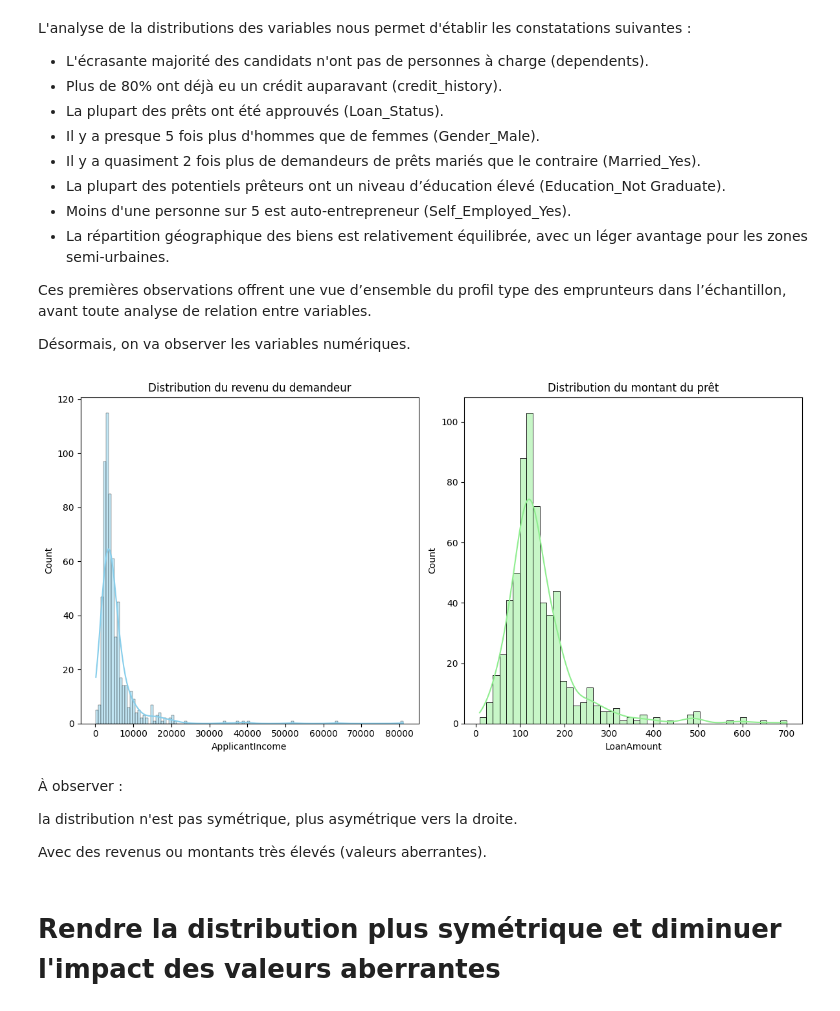
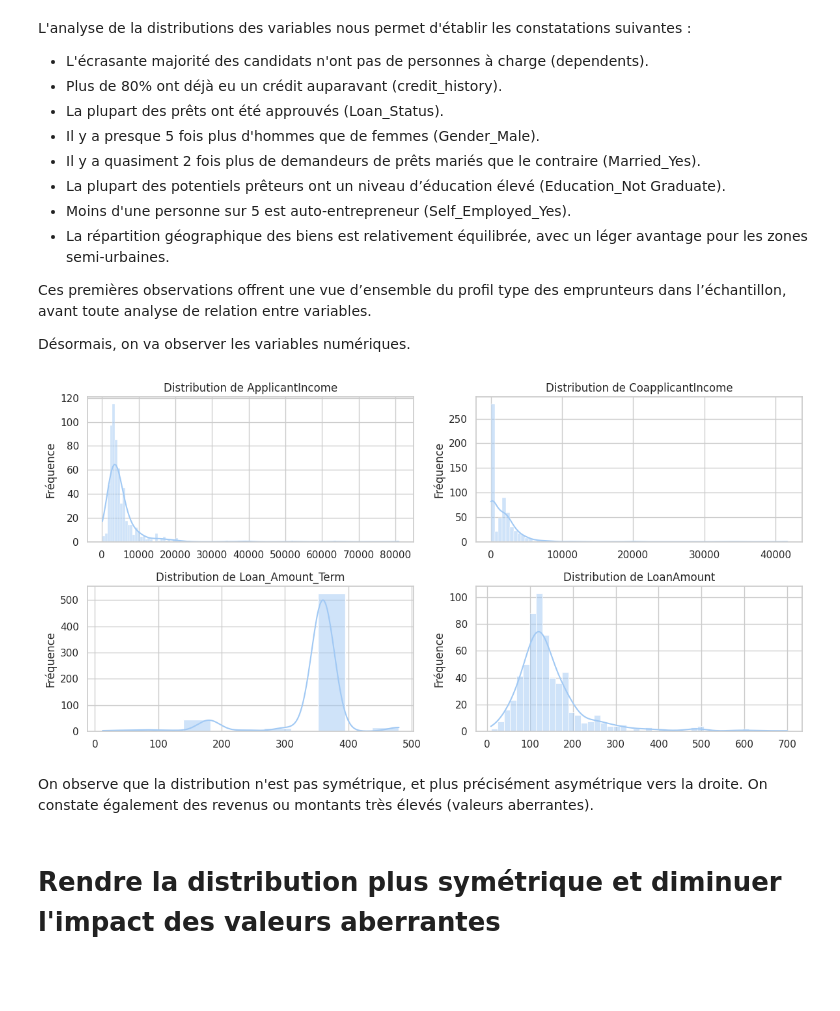
Before and after one commit to ach224/Prediction_eligibilite_pret_bancaire, a Jupyter notebook: Projet_1_–_Prédiction_de_l’éligibilité_à_un_prêt_bancaire.ipynb, the cells around one changed output. Cells and saved outputs as stored; diff of their text form; code cells hidden in the pictures; blank space fills up the shorter version.

Commit message:
# Visualisation de la distribution des variables numériques

```diff
--- a/Projet_1_–_Prédiction_de_l’éligibilité_à_un_prêt_bancaire.ipynb
+++ b/Projet_1_–_Prédiction_de_l’éligibilité_à_un_prêt_bancaire.ipynb
@@ -383,30 +383,28 @@ L'analyse de la distributions des variables nous permet d'établir les constatat
 Ces premières observations offrent une vue d’ensemble du profil type des emprunteurs dans l’échantillon, avant toute analyse de relation entre variables.
 
 Désormais, on va observer les variables numériques.
-# %%
-# Configuration des graphiques
-plt.figure(figsize=(12,6))
-
-# Distribution du revenu principal
-plt.subplot(1, 2, 1)
-sns.histplot(df['ApplicantIncome'], kde=True, color='skyblue')
-plt.title('Distribution du revenu du demandeur')
-
-# Distribution du montant du prêt
-plt.subplot(1, 2, 2)
-sns.histplot(df['LoanAmount'], kde=True, color='lightgreen')
-plt.title('Distribution du montant du prêt')
-
-plt.tight_layout()
-plt.show()
-# %% [output]
-[figure, removed]
+# %%
+# Visualisation de la distribution des variables numériques
+var_num = df[["ApplicantIncome", "CoapplicantIncome", "Loan_Amount_Term", "LoanAmount"]]
+var_num.head()
+
+# Affichage des figures en 2x2
+plt.figure(figsize=(12,6))
+n_col = 2
+n_ligne = 2
+for i, n_cols in enumerate(var_num, 1):
+  plt.subplot(n_ligne, n_col, i)
+  sns.histplot(var_num[n_cols], kde=True)
+  plt.title(f"Distribution de {n_cols}")
+  plt.xlabel("")
+  plt.ylabel("Fréquence")
+
+plt.tight_layout()
+plt.show()
+# %% [output]
+[figure, added]
 # %% [markdown]
-À observer :
-
-la distribution n'est pas symétrique, plus asymétrique vers la droite.
-
-Avec des revenus ou montants très élevés (valeurs aberrantes).
+On observe que la distribution n'est pas symétrique, et plus précisément asymétrique vers la droite. On constate également des revenus ou montants très élevés (valeurs aberrantes).
 # %% [markdown]
 # Rendre la distribution plus symétrique et diminuer l'impact des valeurs aberrantes
 # %%
```
Also changed, not shown: parts of 1 cell of this notebook.
